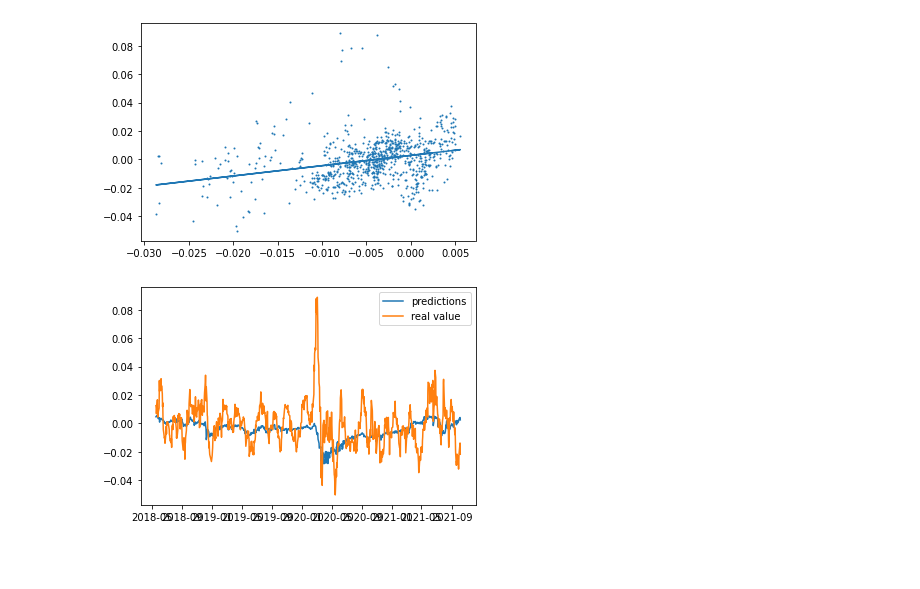
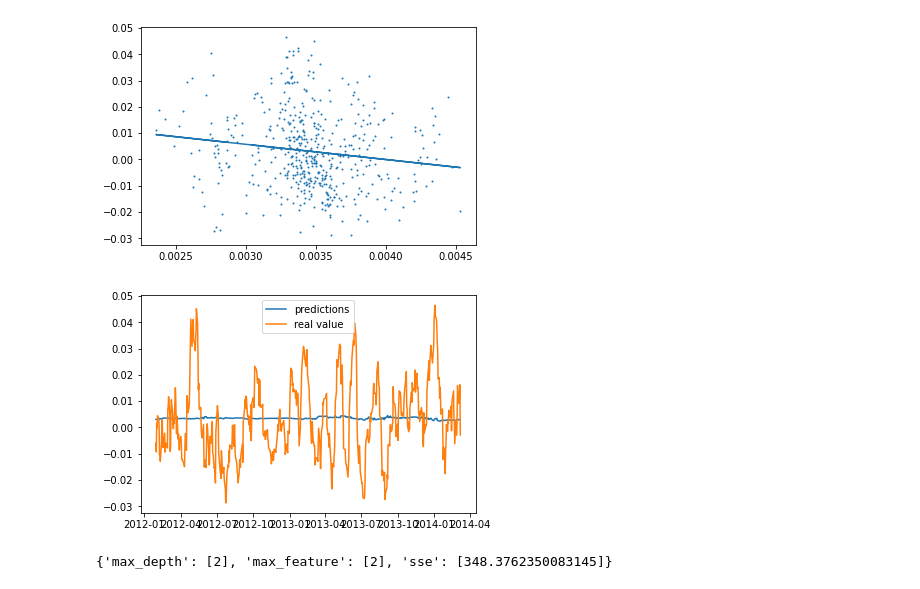
Before and after one commit to felixpoirier1/PolyFinances, a Jupyter notebook: modelPrediction.ipynb, the cells around one changed output. Cells and saved outputs as stored; diff of their text form; code cells hidden in the pictures; blank space fills up the shorter version.

```diff
--- a/modelPrediction.ipynb
+++ b/modelPrediction.ipynb
@@ -14,9 +16,15 @@ dataset.drop(['realized_variance'], axis=1, inplace=True)
 dataset.head()
 dataset.dropna(inplace=True)
 # %%
-dataset['y_mu'] = (dataset.shift(-14)['usd/cad'] / dataset['usd/cad'] - 1)
-dataset['y_jump'] = dataset.shift(-14)['jump']
-dataset['y_bipower_variance'] = dataset.shift(-14)['bipower_variance']
+day = 14
+
+dataset['y_mu'] = (dataset.shift(-day)['usd/cad'] / dataset['usd/cad'] - 1)
+dataset['y_jump'] = dataset.shift(-day)['jump']
+dataset['y_bipower_variance'] = dataset.shift(-day)['bipower_variance']
+
+dataset['jumplag1'] = dataset.shift(1)['jump']
+dataset['bipowerlag1'] = dataset.shift(1)['bipower_variance']
+dataset['mulag1'] = dataset.shift(day)['y_mu']
 # %%
 dataset.dropna(inplace=True)
 
@@ -27,10 +35,11 @@ dataset = dataset.drop(['y_mu', 'y_jump', 'y_bipower_variance'], axis=1)
 # %%
 from sklearn.preprocessing import StandardScaler
 import pandas as pd
+
 predictedVariable = y_mu
 
-X_train, X_test, y_train, y_test = train_test_split(dataset, predictedVariable, test_size=0.4, shuffle=False)
-X_test, X_val, y_test, y_val = train_test_split(X_test, y_test, test_size=0.2, shuffle=False)
+X_train, X_val, y_train, y_val = train_test_split(dataset, predictedVariable, test_size=0.00000001, shuffle=False)
+X_test, X_train, y_test, y_train = train_test_split(X_train, y_train, test_size=0.80, shuffle=False)
 
 # scaler = StandardScaler()
 # scaler.fit(pd.DataFrame(y_train))
@@ -98,30 +133,55 @@ plt.show()
 # %%
-pipe_forest = Pipeline([('rf', RandomForestRegressor(n_estimators=500, max_features=2, max_depth=3))])
-pipe_forest.fit(X_train, np.ravel(y_train_res))
+best_sse = 100000
+# max_feature = [2, 3, 4]
+# max_depth = [2, 3, 4]
+max_feature = [2]
+max_depth = [2]
+suivi = {'max_depth':[], 'max_feature':[], 'sse':[]}
+for a in max_feature:
+    for b in max_depth:
+        pipe_forest = Pipeline([('rf', RandomForestRegressor(n_estimators=1000, max_features=a, max_depth=b))])
+        pipe_forest.fit(X_train, np.ravel(y_train_res))
+        y_test_res_pred = pipe_forest.predict(X_test)
+        sse = np.sum((np.array(y_test_res_pred) - np.array(y_train_res))**2)
+        suivi['max_depth'] += [b]
+        suivi['max_feature'] += [a]
+        suivi['sse'] += [sse]
+        if sse < best_sse:
+            best_sse = sse
+            best_mod = copy.deepcopy(pipe_forest)
+            best_feature = a
+            best_depth = b
+
+pipe_forest = best_mod
+
 
 y_test_res_pred = pipe_forest.predict(X_test)
 y_test_pred2 = y_test_pred
 y_test_pred = y_test_res_pred + y_test_pred2
 # pipe['ls'].coef_
 
 
 #obtain m (slope) and b(intercept) of linear regression line
 m, b = np.polyfit(y_test_pred, y_test , 1)
 # m, b = np.polyfit(y_test_pred, y_test , 1)
 #add linear regression line to scatterplot
 
 
 plt.scatter(y_test_pred, y_test, s=1)
 plt.plot(y_test_pred, m*y_test_pred+b)
 plt.show()
 
 plt.plot(X_test.index, y_test_pred, label='predictions')
 plt.plot(X_test.index, y_test, label='real value')
 plt.legend()
 plt.show()
 # %% [output]
-[figure, old version]
+[figure, new version]
-[figure, old version]
+[figure, new version]
+# %%
+suivi
+# %% [output]
+{'max_depth': [2], 'max_feature': [2], 'sse': [348.3762350083145]}
 # %%
 pipe_forest['rf'].feature_importances_
 # %% [output]
```
Also changed, not shown: parts of 10 cells of this notebook.
